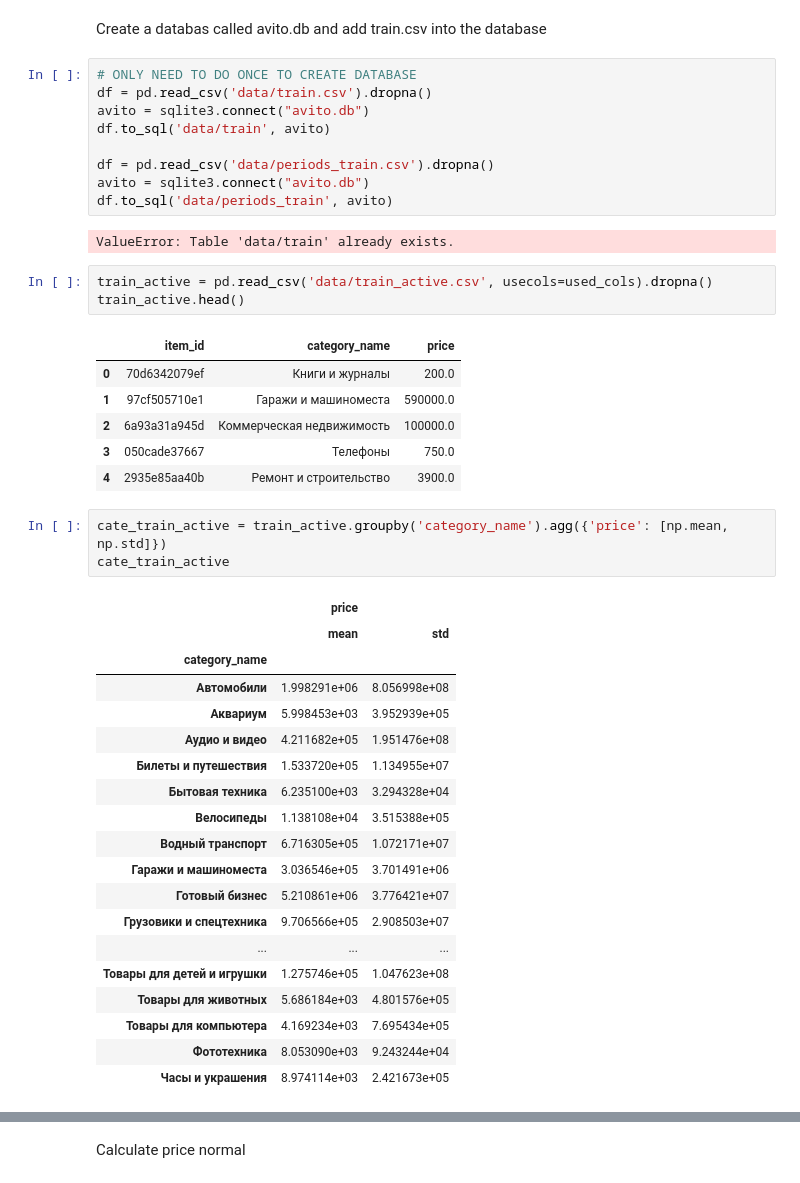
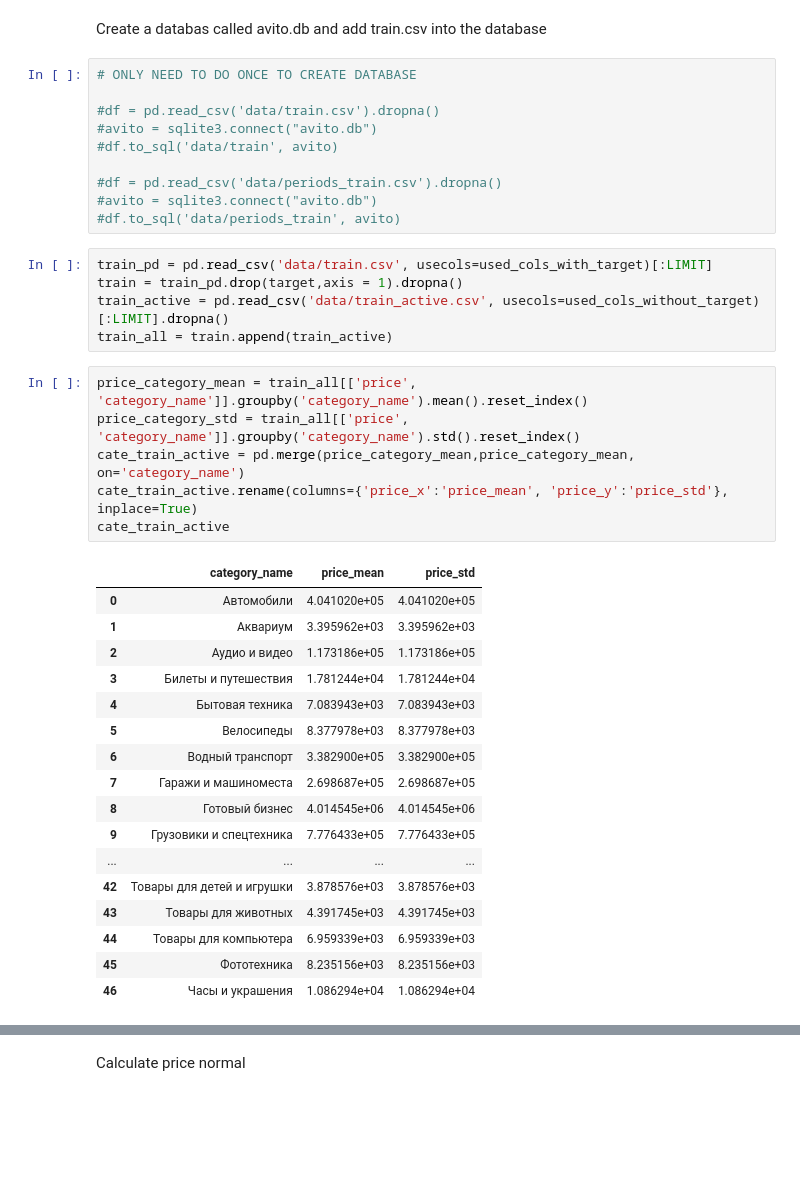
Before and after one commit to albalu/gdso-avito, a Jupyter notebook: load_files.ipynb, the cells around one changed output, grey strips where cells are left out. Drawn from its saved outputs; the diff is of its cells as text; blank space fills up the shorter version.

```diff
--- a/load_files.ipynb
+++ b/load_files.ipynb
@@ -9,45 +13,40 @@ used_cols = ['item_id','category_name','price']
 Create a databas called avito.db and add train.csv into the database
 # %%
 # ONLY NEED TO DO ONCE TO CREATE DATABASE
-df = pd.read_csv('data/train.csv').dropna()
-avito = sqlite3.connect("avito.db")
-df.to_sql('data/train', avito)
 
-df = pd.read_csv('data/periods_train.csv').dropna()
-avito = sqlite3.connect("avito.db")
-df.to_sql('data/periods_train', avito)
+#df = pd.read_csv('data/train.csv').dropna()
+#avito = sqlite3.connect("avito.db")
+#df.to_sql('data/train', avito)
+
+#df = pd.read_csv('data/periods_train.csv').dropna()
+#avito = sqlite3.connect("avito.db")
+#df.to_sql('data/periods_train', avito)
-# %% [output]
-ValueError: Table 'data/train' already exists.
-# %%
-train_active = pd.read_csv('data/train_active.csv', usecols=used_cols).dropna()
-train_active.head()
-# %% [output]
-|  | item_id | category_name | price |
-| 0 | 70d6342079ef | Книги и журналы | 200.0 |
-| 1 | 97cf505710e1 | Гаражи и машиноместа | 590000.0 |
-| 2 | 6a93a31a945d | Коммерческая недвижимость | 100000.0 |
-| 3 | 050cade37667 | Телефоны | 750.0 |
-| 4 | 2935e85aa40b | Ремонт и строительство | 3900.0 |
-# %%
-cate_train_active = train_active.groupby('category_name').agg({'price': [np.mean, np.std]})
-cate_train_active
-# %% [output]
-|  | price |  |
-|  | mean | std |
-| category_name |  |  |
-| Автомобили | 1.998291e+06 | 8.056998e+08 |
-| Аквариум | 5.998453e+03 | 3.952939e+05 |
-| Аудио и видео | 4.211682e+05 | 1.951476e+08 |
-| Билеты и путешествия | 1.533720e+05 | 1.134955e+07 |
-| Бытовая техника | 6.235100e+03 | 3.294328e+04 |
-| Велосипеды | 1.138108e+04 | 3.515388e+05 |
-| Водный транспорт | 6.716305e+05 | 1.072171e+07 |
-| Гаражи и машиноместа | 3.036546e+05 | 3.701491e+06 |
-| Готовый бизнес | 5.210861e+06 | 3.776421e+07 |
-| Грузовики и спецтехника | 9.706566e+05 | 2.908503e+07 |
-| ... | ... | ... |
-| Товары для детей и игрушки | 1.275746e+05 | 1.047623e+08 |
-| Товары для животных | 5.686184e+03 | 4.801576e+05 |
-| Товары для компьютера | 4.169234e+03 | 7.695434e+05 |
-| Фототехника | 8.053090e+03 | 9.243244e+04 |
-| Часы и украшения | 8.974114e+03 | 2.421673e+05 |
+# %%
+train_pd = pd.read_csv('data/train.csv', usecols=used_cols_with_target)[:LIMIT]
+train = train_pd.drop(target,axis = 1).dropna()
+train_active = pd.read_csv('data/train_active.csv', usecols=used_cols_without_target)[:LIMIT].dropna()
+train_all = train.append(train_active)
+# %%
+price_category_mean = train_all[['price', 'category_name']].groupby('category_name').mean().reset_index()
+price_category_std = train_all[['price', 'category_name']].groupby('category_name').std().reset_index()
+cate_train_active = pd.merge(price_category_mean,price_category_mean, on='category_name')
+cate_train_active.rename(columns={'price_x':'price_mean', 'price_y':'price_std'}, inplace=True)
+cate_train_active
+# %% [output]
+|  | category_name | price_mean | price_std |
+| 0 | Автомобили | 4.041020e+05 | 4.041020e+05 |
+| 1 | Аквариум | 3.395962e+03 | 3.395962e+03 |
+| 2 | Аудио и видео | 1.173186e+05 | 1.173186e+05 |
+| 3 | Билеты и путешествия | 1.781244e+04 | 1.781244e+04 |
+| 4 | Бытовая техника | 7.083943e+03 | 7.083943e+03 |
+| 5 | Велосипеды | 8.377978e+03 | 8.377978e+03 |
+| 6 | Водный транспорт | 3.382900e+05 | 3.382900e+05 |
+| 7 | Гаражи и машиноместа | 2.698687e+05 | 2.698687e+05 |
+| 8 | Готовый бизнес | 4.014545e+06 | 4.014545e+06 |
+| 9 | Грузовики и спецтехника | 7.776433e+05 | 7.776433e+05 |
+| ... | ... | ... | ... |
+| 42 | Товары для детей и игрушки | 3.878576e+03 | 3.878576e+03 |
+| 43 | Товары для животных | 4.391745e+03 | 4.391745e+03 |
+| 44 | Товары для компьютера | 6.959339e+03 | 6.959339e+03 |
+| 45 | Фототехника | 8.235156e+03 | 8.235156e+03 |
+| 46 | Часы и украшения | 1.086294e+04 | 1.086294e+04 |
```
Also changed, not shown: parts of 23 cells of this notebook.
